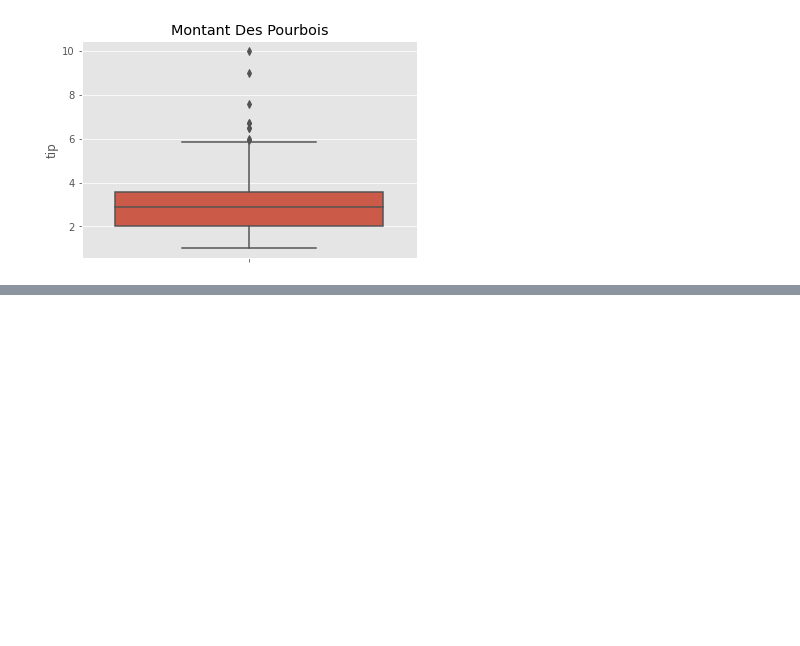
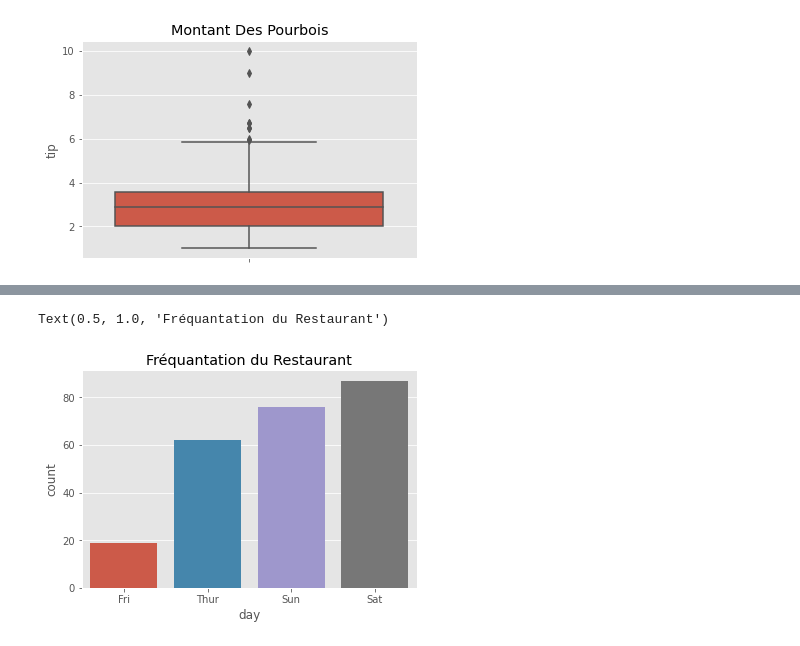
Before and after one commit to camara94/Statistique_pour_la_datascience, a Jupyter notebook: Visualisation univariée des données.ipynb, the cells around one changed output, grey strips where cells are left out. Cells and saved outputs as stored; diff of their text form; code cells hidden in the pictures; blank space fills up the shorter version.

```diff
--- a/Visualisation univariée des données.ipynb
+++ b/Visualisation univariée des données.ipynb
@@ -102,0 +113,6 @@ s
+# %%
+sns.countplot(df.day, order=df.day.value_counts(ascending=True).index)
+plt.title('Fréquantation du Restaurant')
+# %% [output]
+Text(0.5, 1.0, 'Fréquantation du Restaurant')
+[figure, added]
```
Also changed, not shown: parts of 3 cells of this notebook.
